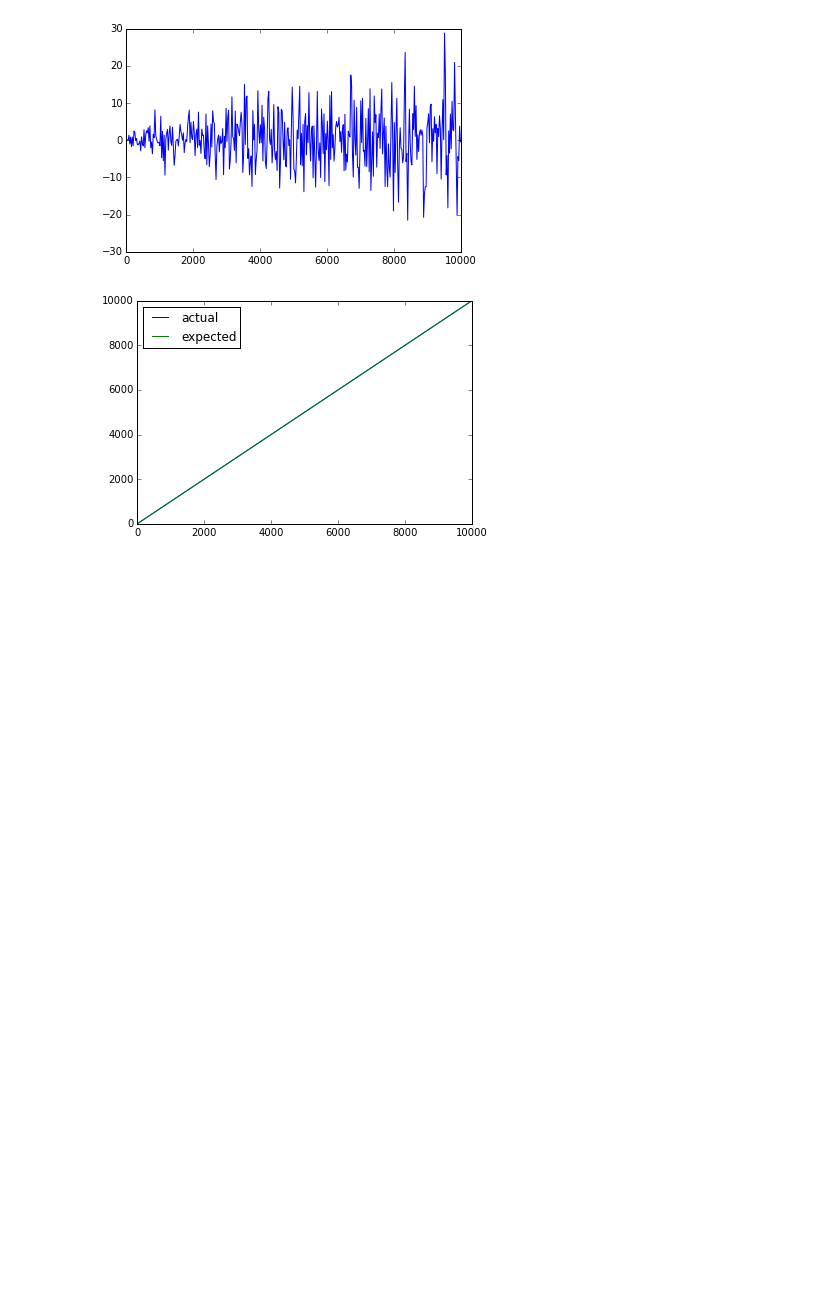
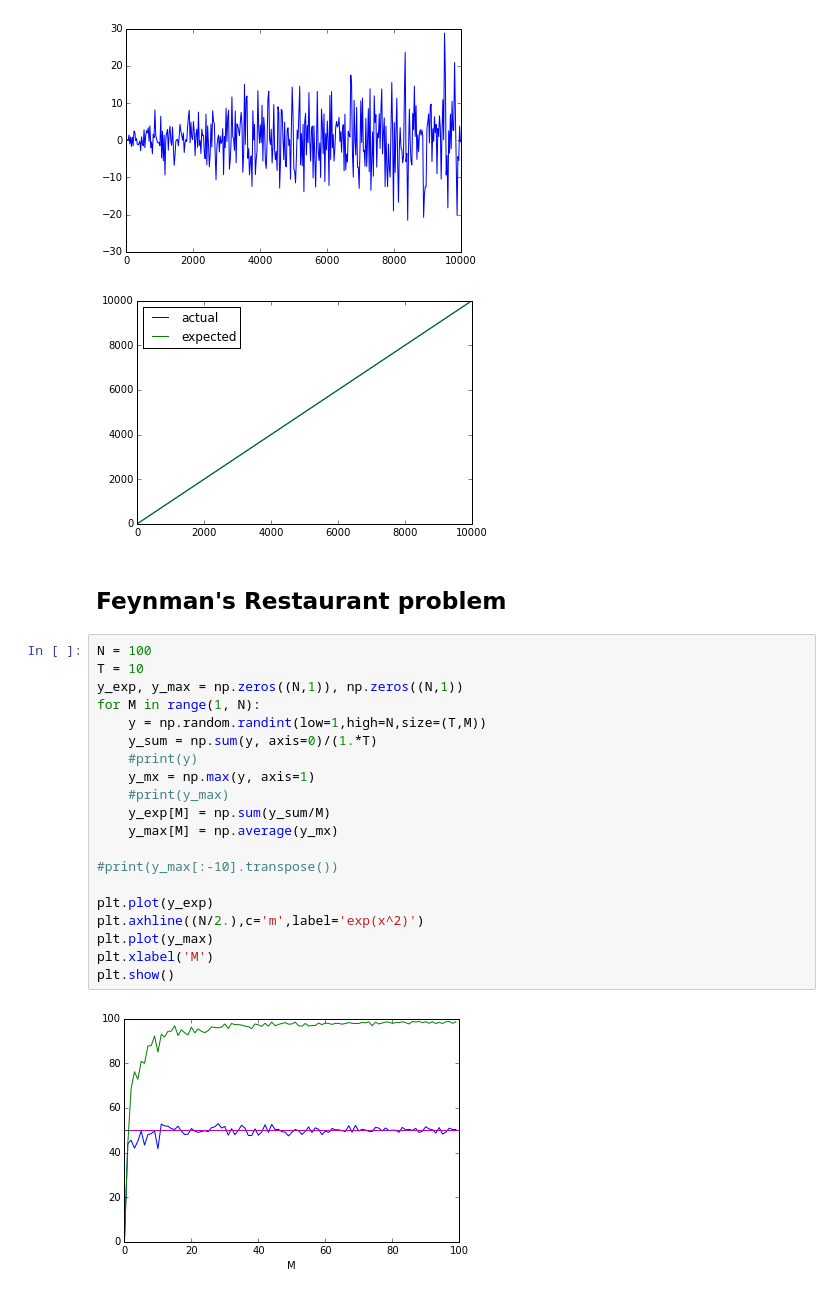
Before and after one commit to john-von-seneca/ml-and-what-not, a Jupyter notebook: all-of-statistics/3-expectation.ipynb, the cells around one changed output. Saved outputs shown, nothing was run; the diff lists cells and outputs as text; blank space fills up the shorter version.

```diff
--- a/all-of-statistics/3-expectation.ipynb
+++ b/all-of-statistics/3-expectation.ipynb
@@ -744,3 +744,28 @@ plt.show()
 # %% [output]
 [figure]
 [figure]
+# %% [markdown]
+Feynman's Restaurant problem
+-----------------------------
+# %%
+N = 100
+T = 10
+y_exp, y_max = np.zeros((N,1)), np.zeros((N,1))
+for M in range(1, N):
+    y = np.random.randint(low=1,high=N,size=(T,M))
+    y_sum = np.sum(y, axis=0)/(1.*T)
+    #print(y)
+    y_mx = np.max(y, axis=1)
+    #print(y_max)
+    y_exp[M] = np.sum(y_sum/M)
+    y_max[M] = np.average(y_mx)
+
+#print(y_max[:-10].transpose())
+
+plt.plot(y_exp)
+plt.axhline((N/2.),c='m',label='exp(x^2)')
+plt.plot(y_max)
+plt.xlabel('M')
+plt.show()
+# %% [output]
+[figure, added]
```
Also changed, not shown: parts of 8 cells of this notebook, 1 other file.
